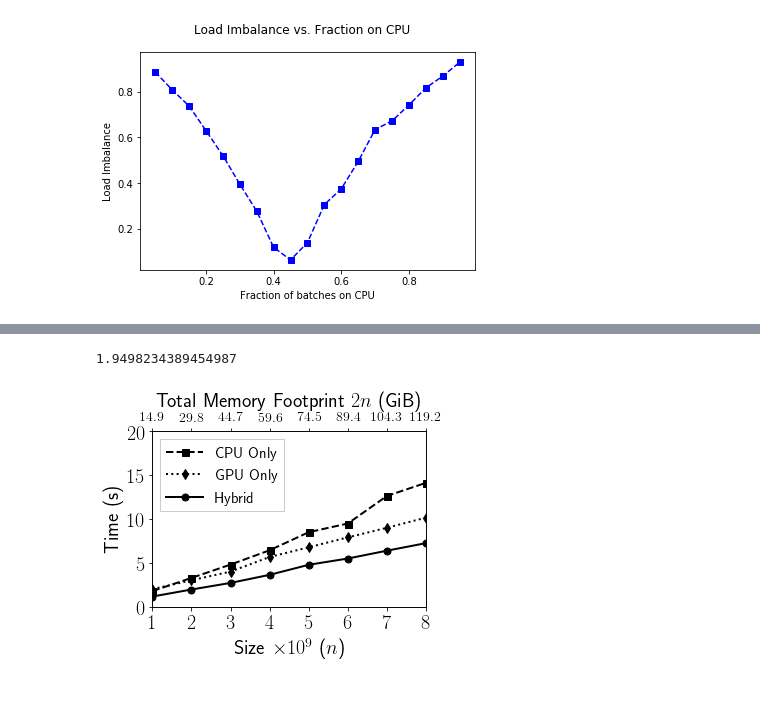
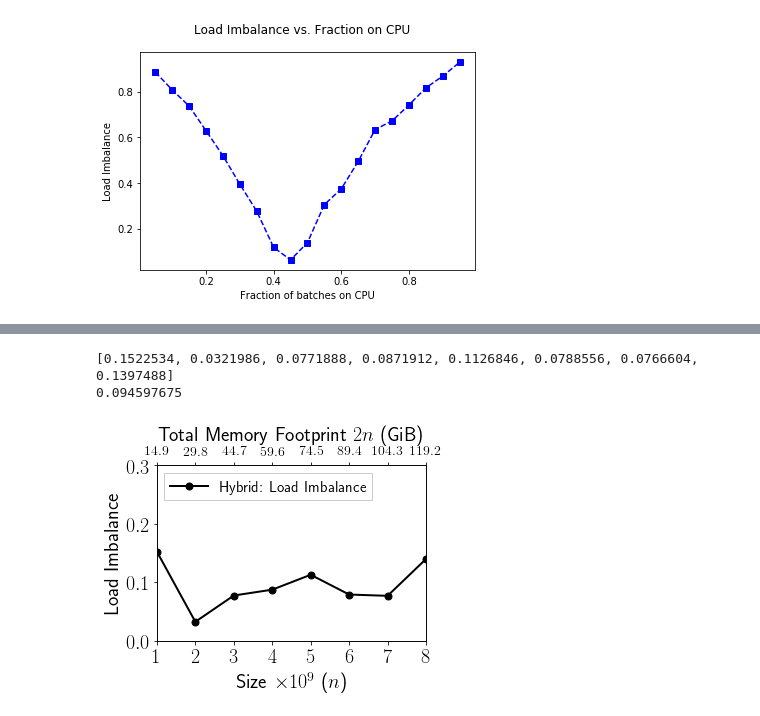
Before and after one commit to ZwFink/CS-485, a Jupyter notebook: Scripts/AtA/multiway_merge/plots/plot_runtimes.ipynb, the cells around one changed output, grey strips where cells are left out. Drawn from its saved outputs; the diff is of its cells as text; code cells hidden in the pictures.

```diff
--- a/Scripts/AtA/multiway_merge/plots/plot_runtimes.ipynb
+++ b/Scripts/AtA/multiway_merge/plots/plot_runtimes.ipynb
@@ -234,7 +534,7 @@ fig.savefig( 'size_vs_time_multiway_k2.pdf', bbox_inches = 'tight' )
 # %%
 cpu_only_file = 'outfile_cpu_frac_1_combined.txt'
 gpu_only_file = 'outfile_cpu_frac_0_combined.txt'
-hybrid_file   = 'outfile_cpu_frac_0.47_combined.txt'
+hybrid_file   = '2019-07-10_hybrid_test_output.txt'
 
 cpu_only_data = parser.parse( cpu_only_file )
 gpu_only_data = parser.parse( gpu_only_file )
@@ -248,7 +548,11 @@ times_cpu    = [ cpu_lists[ item ].apply( np.mean, 'time_cpu_only' ) for item in
 times_gpu    = [ gpu_lists[ item ].apply( np.mean, 'time_gpu_only' ) for item in sorted( gpu_lists.keys() ) ]
 times_hybrid = [ hybrid_lists[ item ].apply( np.mean, 'total_time' ) for item in sorted( hybrid_lists.keys() ) ]
 
-
+speedup = [  gpu / hybrid for gpu, hybrid in zip( times_cpu, times_hybrid ) ]
+#print( speedup )
+#print( min( speedup ) )
+print( np.mean( speedup ) )
+#print( max( speedup ) )
 size_GiB_2n = np.arange( 14.901, 120, 14.9012 )
 fig = plt.figure( figsize = ( 5, 4 ) )
 ax1 = fig.add_subplot( 111 )
@@ -260,8 +564,8 @@ ax2.tick_params( which = 'major', labelsize = 14 )
 x_hybrid = size_GiB_2n
 x_single = range( 1, 9 )
 
-lab1 = ax1.plot( x_single, times_cpu, ls = 'dashed', c = 'black', marker = 's', markersize = 7, linewidth = 2, label = "CPU Only")
-lab2 = ax1.plot( x_single, times_gpu, ls = 'dotted', c = 'black', marker = 'd', markersize = 7, linewidth = 2, label = "GPU Only")
+lab1 = ax1.plot( x_single, times_cpu, ls = 'dashed', c = 'black', marker = 's', markersize = 7, linewidth = 2, label = "CPU-only")
+lab2 = ax1.plot( x_single, times_gpu, ls = 'dotted', c = 'black', marker = 'd', markersize = 7, linewidth = 2, label = "GPU-only")
 lab3 = ax2.plot( x_hybrid, times_hybrid, ls = '-', c = 'black', marker = 'o', markersize = 7, linewidth = 2, label = "Hybrid")
 ax1.set_xticks( np.arange( 1, 8.01, 1 ) )
 ax2.set_xticks( size_GiB_2n )
@@ -282,13 +586,14 @@ labs = [ l.get_label() for l in lns ]
 l = ax1.legend( lns, labs, fontsize = 15, loc = 'upper left', fancybox = False, framealpha = 1,
               handlelength = 2.5, ncol = 1)
 ax1.set_ylim( 0, 25 )
+ax1.set_yticks( range( 0, 26, 5 ) )
 ax1.set_xlim( 1, 8 )
 
 #ax2.set_xlim( size_GiB_2n[ 0 ], size_GiB_2n[ -1 ] )
 ax2.set_xlim( 14.901, 119.209 )
 
 plt.tight_layout()
-fig.savefig( 'size_vs_time_multiway_k32.pdf', bbox_inches = 'tight' )
+fig.savefig( 'size_vs_time_multiway_f2_k32.pdf', bbox_inches = 'tight' )
 # %% [output]
 {'seed': 42, 'input_size': 7000000000, 'batch_size': 2187500, 'k': 32, 'total_size': 53405.761719, 'num_batches': 100, 'num_cpu_batches': 0, 'num_gpu_batches': 100, 'total_time': None, 'time_cpu_only' ...
 {'seed': 42, 'input_size': 8000000000, 'batch_size': 2500000, 'k': 32, 'total_size': 61035.15625, 'num_batches': 100, 'num_cpu_batches': 0, 'num_gpu_batches': 100, 'total_time': None, 'time_cpu_only': ...
@@ -395,59 +825,54 @@ print( times)
 # %%
-times_cpu = parse_runtime( 'cpu_only_out.txt' )
-times_gpu = parse_gpu_runtime( 'gpu_only_out.txt' )
-times_hybrid = parse_hybrid_runtime( 'hybrid_out.txt' )
-size_GiB_2n = np.arange( 14.901, 120, 14.9012 )
-fig = plt.figure( figsize = ( 5, 4 ) )
+hybrid_file   = '2019-07-10_hybrid_test_output.txt'
+hybrid_data   = parser.parse( hybrid_file )
+
+hybrid_lists = hybrid_data.as_dict( 'k' )[ 8 ].as_dict( 'input_size' )
+
+li_hybrid = [ hybrid_lists[ item ].apply( np.mean, 'load_imbalance' ) for item in sorted( hybrid_lists.keys() ) ]
+
+fig = plt.figure( figsize= ( 5, 4 ) )
+
 ax1 = fig.add_subplot( 111 )
 ax2 = ax1.twiny()
 
 ax1.tick_params( which = 'major', labelsize = 20 )
 ax2.tick_params( which = 'major', labelsize = 14 )
 
-x = list( [ item // 1000000000 for item in times_cpu.keys() ] )
-y = [ np.mean( times_cpu[ value * 1000000000 ] ) for value in x ]
+x = [ 1, 2, 3, 4, 5, 6, 7, 8 ]
+y = li_hybrid
+print( y )
+print( np.mean( y ))
+size_GiB_2n = np.arange( 14.901, 120, 14.9012 )
 
-x_gpu = list( sorted( [ item // 1000000000 for item in times_gpu.keys() ] )[ :-1 ] )
-y_gpu = [ np.mean( times_gpu[ value * 1000000000 ] ) for value in x ]
-
-#x_hybrid = list( sorted( [ item // 1000000000 for item in times_hybrid.keys() ] )[ :-1 ] )\
-x_hybrid = size_GiB_2n
-y_hybrid = [ np.mean( times_hybrid[ value * 1000000000 ] ) for value in x ]
-lab1 = ax1.plot( x, y, ls = 'dashed', c = 'black', marker = 's', markersize = 7, linewidth = 2, label = "CPU Only")
-lab2 = ax1.plot( x_gpu, y_gpu, ls = 'dotted', c = 'black', marker = 'd', markersize = 7, linewidth = 2, label = "GPU Only")
-lab3 = ax2.plot( x_hybrid, y_hybrid, ls = '-', c = 'black', marker = 'o', markersize = 7, linewidth = 2, label = "Hybrid")
+lab1 = ax1.plot( x, y, ls = '-', c = 'black', marker = 'o', markersize = 7, linewidth = 2, label = "Hybrid: Load Imbalance")
 ax1.set_xticks( np.arange( 1, 8.01, 1 ) )
 ax2.set_xticks( size_GiB_2n )
 # set ax2 xticks
 
-print( np.mean( times_cpu[ 8000000000 ] ) / np.mean( times_hybrid[ 8000000000 ]) )
 ax1.set_xlabel( 'Size $\\times10^9$ ($n$)', fontsize = 20)
-ax1.set_ylabel( 'Time (s)', fontsize = 20)
+ax1.set_ylabel( 'Load Imbalance', fontsize = 20)
 
 ax2.set_xlabel( "Total Memory Footprint $2n$ (GiB)", fontsize = 20 )
 
 # set ax2 xlabel
 # add lab3 when available
-lns = lab1 + lab2 + lab3
+lns = lab1
 
 labs = [ l.get_label() for l in lns ]
 
 l = ax1.legend( lns, labs, fontsize = 15, loc = 'upper left', fancybox = False, framealpha = 1,
               handlelength = 2.5, ncol = 1)
-ax1.set_ylim( 0, 20 )
+ax1.set_ylim( 0, 0.3 )
 ax1.set_xlim( 1, 8 )
+ax1.set_yticks( np.arange( 0, 0.4, 0.1 ) )
+
 
 #ax2.set_xlim( size_GiB_2n[ 0 ], size_GiB_2n[ -1 ] )
 ax2.set_xlim( 14.901, 119.209 )
 
 plt.tight_layout()
-fig.savefig( 'size_vs_time_multiway.pdf', bbox_inches = 'tight' )
-
-#plt.suptitle( "")
-#plt.xlabel( "Size x 10^9")
-#plt.ylabel( "Time (s)")
-#ax.plot( x, y, "bs--", x_gpu, y_gpu, 'g^' )
-#print( times)
+fig.savefig( 'size_vs_load_imbalance_multiway_f2_k8.pdf', bbox_inches = 'tight' )
 # %% [output]
-1.9498234389454987
+[0.1522534, 0.0321986, 0.0771888, 0.0871912, 0.1126846, 0.0788556, 0.0766604, 0.1397488]
+0.094597675
-[figure, old version]
+[figure, new version]
```
Also changed, not shown: parts of 13 cells of this notebook.
